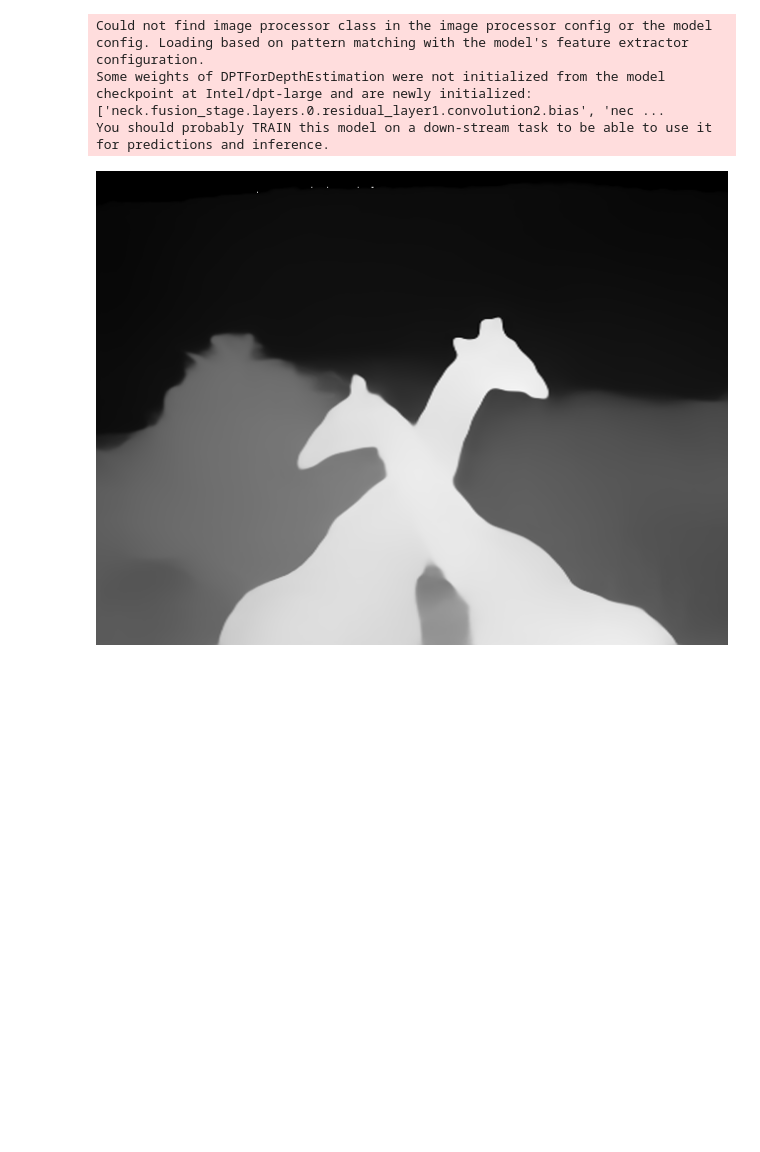
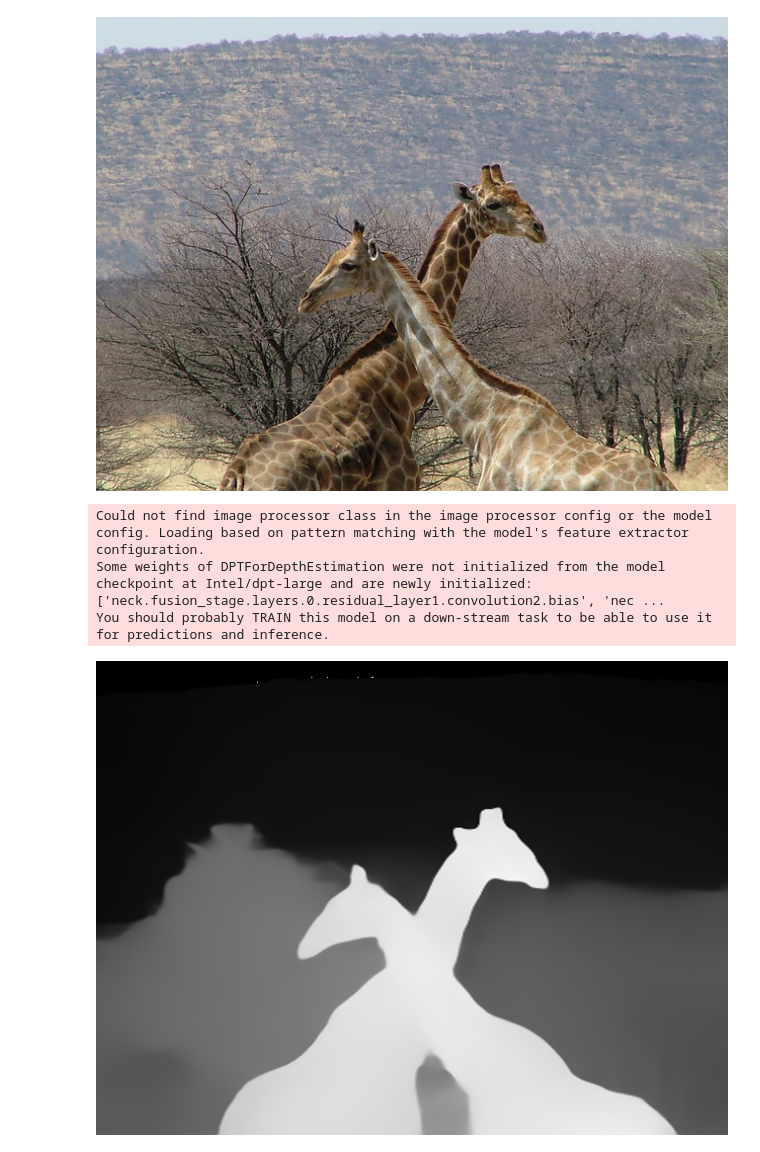
Before and after one commit to inuwamobarak/depth-estimation-DPT, a Jupyter notebook: DPTForDepthEstimation.ipynb, the cells around one changed output. Drawn from its saved outputs; the diff is of its cells as text; code cells hidden in the pictures; blank space fills up the shorter version.

```diff
--- a/DPTForDepthEstimation.ipynb
+++ b/DPTForDepthEstimation.ipynb
@@ -16,6 +16,10 @@ url = "http://farm1.staticflickr.com/230/499938318_cdadac6a73_z.jpg"
 
 # Open the image from the URL using PIL (Python Imaging Library)
 image = Image.open(requests.get(url, stream=True).raw)
+# %%
+image
+# %% [output]
+[figure, added]
 # %%
 # Load the pre-trained AutoImageProcessor and DPTForDepthEstimation models
 image_processor = AutoImageProcessor.from_pretrained("Intel/dpt-large")
```
